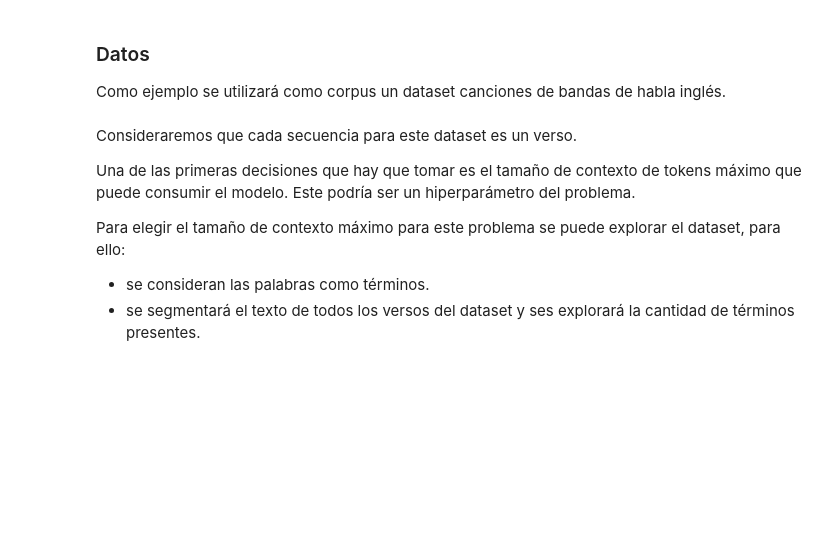
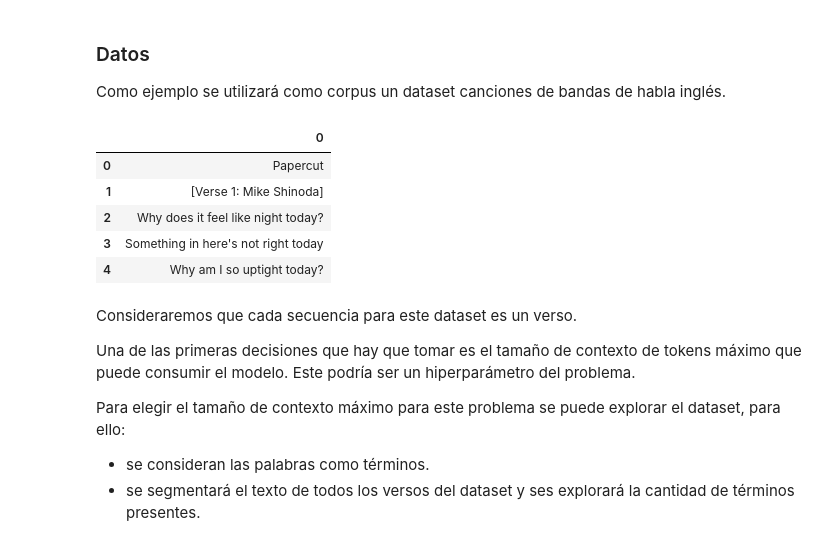
Before and after one commit to Vic-bit/procesamiento_lenguaje_natural, a Jupyter notebook: clase_3/ejercicios/3_modelo_lenguaje_word.ipynb, the cells around one changed output. Saved outputs shown, nothing was run; the diff lists cells and outputs as text; code cells hidden in the pictures; blank space fills up the shorter version.

```diff
--- a/clase_3/ejercicios/3_modelo_lenguaje_word.ipynb
+++ b/clase_3/ejercicios/3_modelo_lenguaje_word.ipynb
@@ -55,6 +55,20 @@ os.listdir("./songs_dataset/")
 # Armar el dataset utilizando salto de línea para separar las oraciones/docs
 df = pd.read_csv('songs_dataset/beatles.txt', sep='/n', header=None)
 df.head()
+# %%
+# Se guarda el corpus en el repositorio de mi github y se obtiene la URL del mismo
+url = "https://raw.githubusercontent.com/Vic-bit/procesamiento_lenguaje_natural/main/clase_2/ejercicios/LP_lyrics.txt"
+
+# Armar el dataset utilizando salto de línea para separar las oraciones/docs
+df = pd.read_csv(url, sep='/n', header=None)
+df.head()
+# %% [output]
+|  | 0 |
+| 0 | Papercut |
+| 1 | [Verse 1: Mike Shinoda] |
+| 2 | Why does it feel like night today? |
+| 3 | Something in here's not right today |
+| 4 | Why am I so uptight today? |
 # %% [markdown]
 Consideraremos que cada secuencia para este dataset es un verso.
 
```
Also changed, not shown: parts of 20 cells of this notebook, 1 other file.
